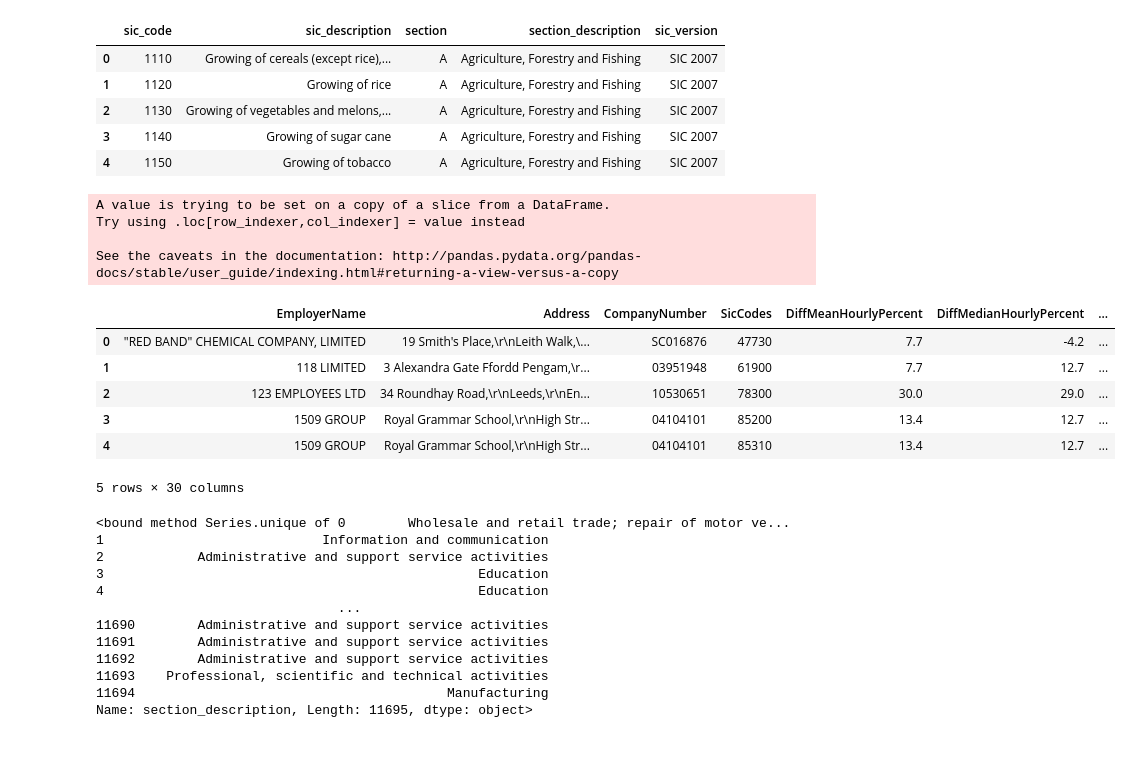
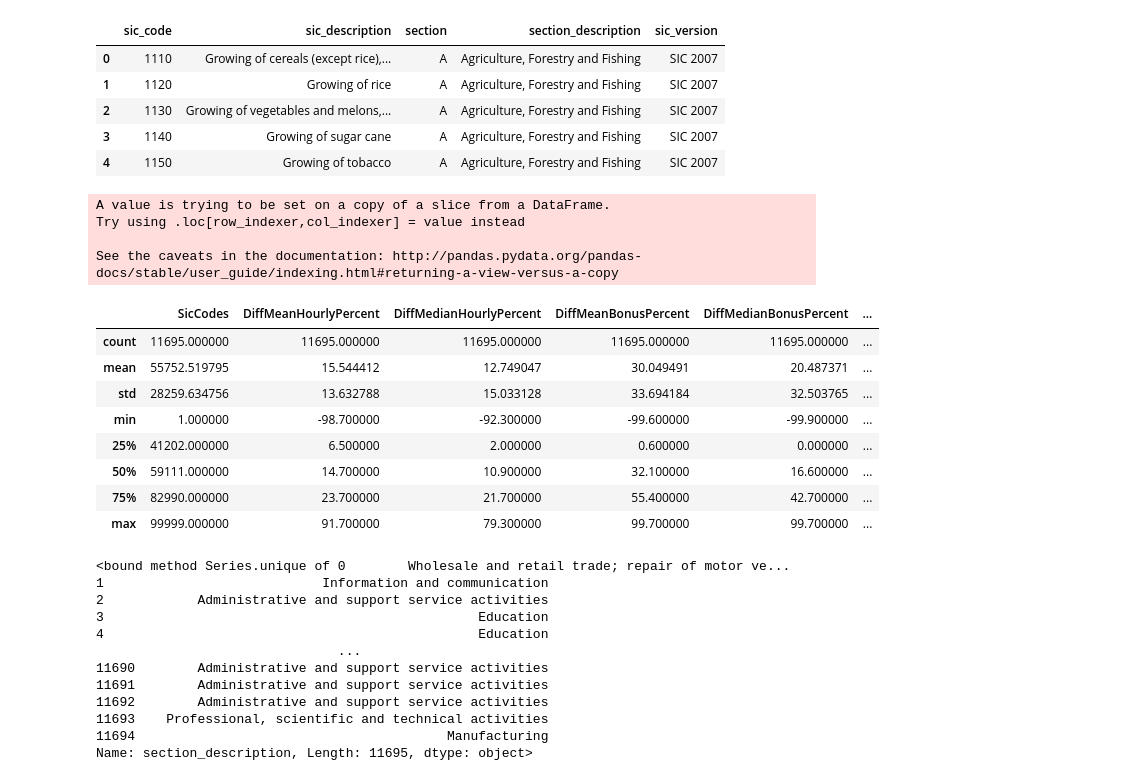
Before and after one commit to Ads2020Group6/data-exploration, a Jupyter notebook: Let_me_retire_already.ipynb, the cells around one changed output. Saved outputs shown, nothing was run; the diff lists cells and outputs as text; code cells hidden in the pictures; blank space fills up the shorter version.

```diff
--- a/Let_me_retire_already.ipynb
+++ b/Let_me_retire_already.ipynb
@@ -390,19 +390,21 @@ def sic_desc(df):
                     right_on='sic_code')
 # %%
 modified_data = sic_desc(data)
-modified_data.head()
+modified_data.describe()
 # %% [output]
 A value is trying to be set on a copy of a slice from a DataFrame.
 Try using .loc[row_indexer,col_indexer] = value instead
 
 See the caveats in the documentation: http://pandas.pydata.org/pandas-docs/stable/user_guide/indexing.html#returning-a-view-versus-a-copy
-|  | EmployerName | Address | CompanyNumber | SicCodes | DiffMeanHourlyPercent | DiffMedianHourlyPercent | ... |
-| 0 | "RED BAND" CHEMICAL COMPANY, LIMITED | 19 Smith's Place,\r\nLeith Walk,\... | SC016876 | 47730 | 7.7 | -4.2 | ... |
-| 1 | 118 LIMITED | 3 Alexandra Gate Ffordd Pengam,\r... | 03951948 | 61900 | 7.7 | 12.7 | ... |
-| 2 | 123 EMPLOYEES LTD | 34 Roundhay Road,\r\nLeeds,\r\nEn... | 10530651 | 78300 | 30.0 | 29.0 | ... |
-| 3 | 1509 GROUP | Royal Grammar School,\r\nHigh Str... | 04104101 | 85200 | 13.4 | 12.7 | ... |
-| 4 | 1509 GROUP | Royal Grammar School,\r\nHigh Str... | 04104101 | 85310 | 13.4 | 12.7 | ... |
+|  | SicCodes | DiffMeanHourlyPercent | DiffMedianHourlyPercent | DiffMeanBonusPercent | DiffMedianBonusPercent | ... |
+| count | 11695.000000 | 11695.000000 | 11695.000000 | 11695.000000 | 11695.000000 | ... |
+| mean | 55752.519795 | 15.544412 | 12.749047 | 30.049491 | 20.487371 | ... |
+| std | 28259.634756 | 13.632788 | 15.033128 | 33.694184 | 32.503765 | ... |
+| min | 1.000000 | -98.700000 | -92.300000 | -99.600000 | -99.900000 | ... |
+| 25% | 41202.000000 | 6.500000 | 2.000000 | 0.600000 | 0.000000 | ... |
+| 50% | 59111.000000 | 14.700000 | 10.900000 | 32.100000 | 16.600000 | ... |
+| 75% | 82990.000000 | 23.700000 | 21.700000 | 55.400000 | 42.700000 | ... |
+| max | 99999.000000 | 91.700000 | 79.300000 | 99.700000 | 99.700000 | ... |
-5 rows × 30 columns
 # %%
 modified_data.section_description.unique
 # %% [output]
```
Also changed, not shown: parts of 16 cells of this notebook.
